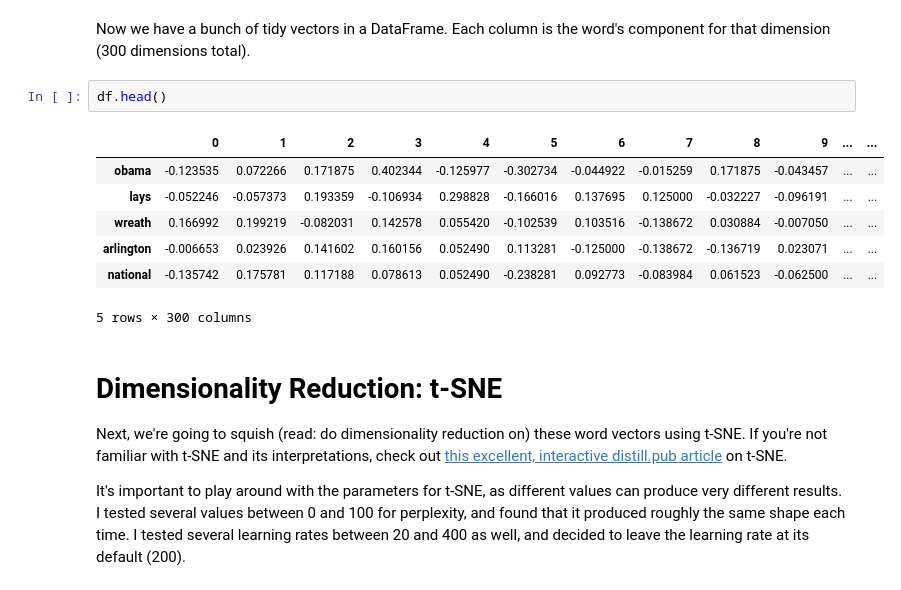
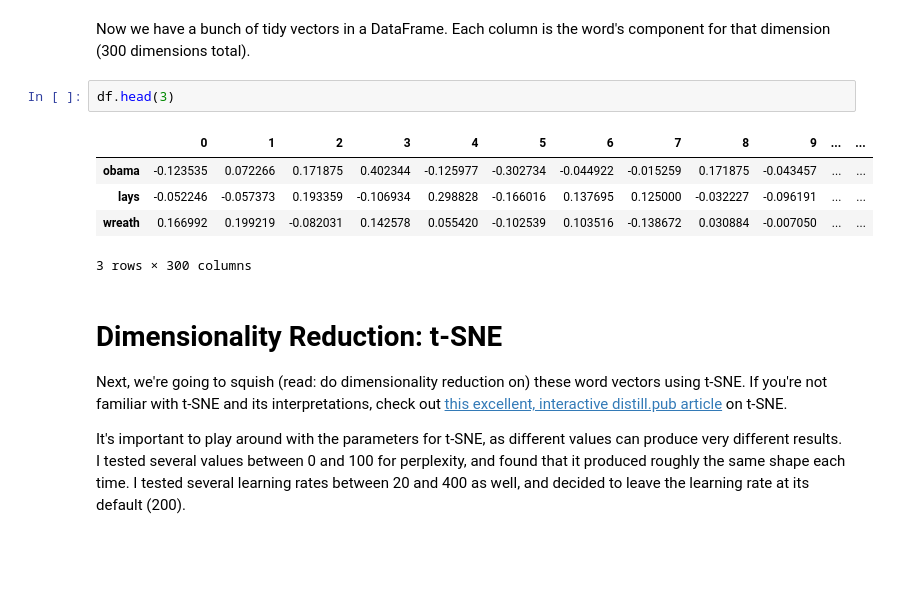
Before and after one commit to chambliss/Notebooks, a Jupyter notebook: Word2Vec_News_Analysis.ipynb, the cells around one changed output. Cells and saved outputs as stored; diff of their text form; blank space fills up the shorter version.

```diff
--- a/Word2Vec_News_Analysis.ipynb
+++ b/Word2Vec_News_Analysis.ipynb
@@ -188,15 +102,13 @@ df.shape
 # %% [markdown]
 Now we have a bunch of tidy vectors in a DataFrame. Each column is the word's component for that dimension (300 dimensions total).
 # %%
-df.head()
+df.head(3)
 # %% [output]
 |  | 0 | 1 | 2 | 3 | 4 | 5 | 6 | 7 | 8 | 9 | ... | ... |
 | obama | -0.123535 | 0.072266 | 0.171875 | 0.402344 | -0.125977 | -0.302734 | -0.044922 | -0.015259 | 0.171875 | -0.043457 | ... | ... |
 | lays | -0.052246 | -0.057373 | 0.193359 | -0.106934 | 0.298828 | -0.166016 | 0.137695 | 0.125000 | -0.032227 | -0.096191 | ... | ... |
 | wreath | 0.166992 | 0.199219 | -0.082031 | 0.142578 | 0.055420 | -0.102539 | 0.103516 | -0.138672 | 0.030884 | -0.007050 | ... | ... |
-| arlington | -0.006653 | 0.023926 | 0.141602 | 0.160156 | 0.052490 | 0.113281 | -0.125000 | -0.138672 | -0.136719 | 0.023071 | ... | ... |
-| national | -0.135742 | 0.175781 | 0.117188 | 0.078613 | 0.052490 | -0.238281 | 0.092773 | -0.083984 | 0.061523 | -0.062500 | ... | ... |
-5 rows × 300 columns
+3 rows × 300 columns
 # %% [markdown]
 # Dimensionality Reduction: t-SNE
 
```
Also changed, not shown: parts of 29 cells of this notebook.
